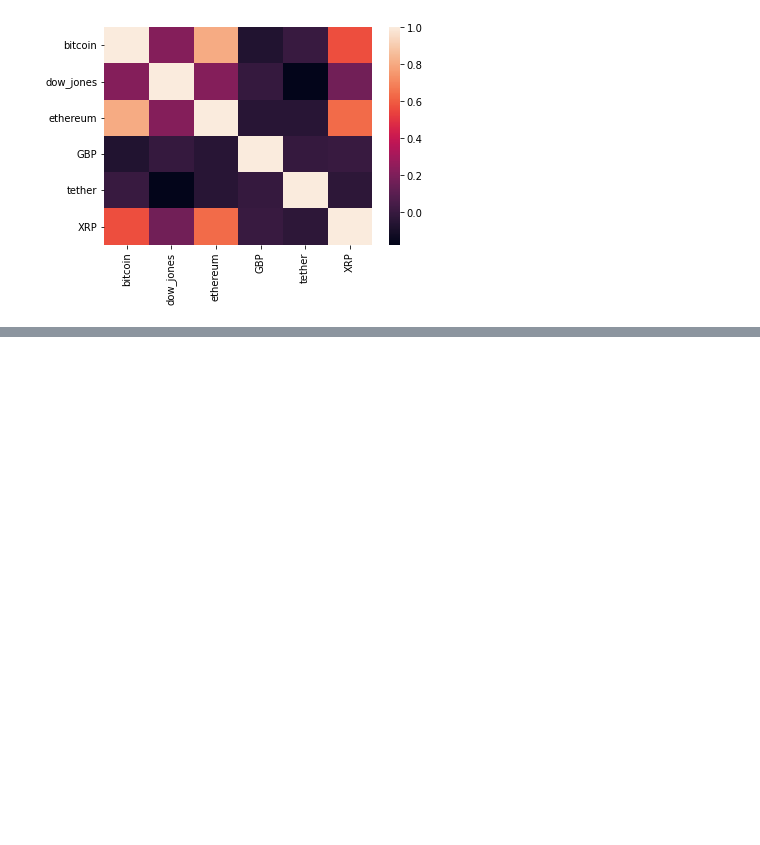
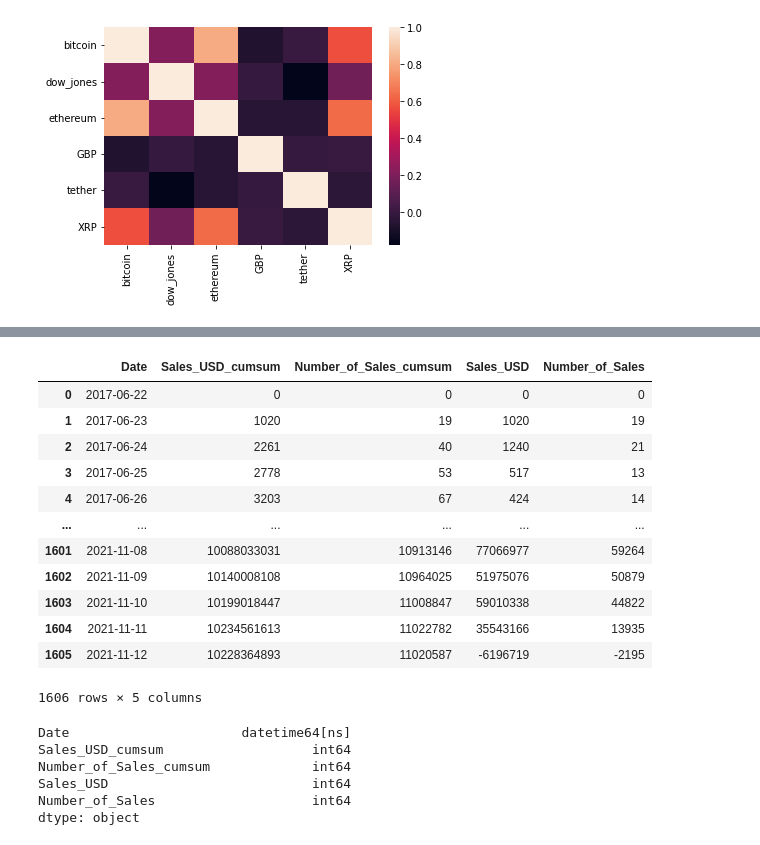
Before and after one commit to fatima-mj/Group-5-CFG, a Jupyter notebook: Group 5 Project - yahoo Finance.ipynb, the cells around one changed output, grey strips where cells are left out. Drawn from its saved outputs; the diff is of its cells as text; code cells hidden in the pictures; blank space fills up the shorter version.

```diff
--- a/Group 5 Project - yahoo Finance.ipynb
+++ b/Group 5 Project - yahoo Finance.ipynb
@@ -368,0 +419,27 @@ https://corporatefinanceinstitute.com/resources/knowledge/finance/covariance/
+# %%
+df = df.drop('Unnamed: 0', axis=1)
+df
+# %% [output]
+|  | Date | Sales_USD_cumsum | Number_of_Sales_cumsum | Sales_USD | Number_of_Sales |
+| 0 | 2017-06-22 | 0 | 0 | 0 | 0 |
+| 1 | 2017-06-23 | 1020 | 19 | 1020 | 19 |
+| 2 | 2017-06-24 | 2261 | 40 | 1240 | 21 |
+| 3 | 2017-06-25 | 2778 | 53 | 517 | 13 |
+| 4 | 2017-06-26 | 3203 | 67 | 424 | 14 |
+| ... | ... | ... | ... | ... | ... |
+| 1601 | 2021-11-08 | 10088033031 | 10913146 | 77066977 | 59264 |
+| 1602 | 2021-11-09 | 10140008108 | 10964025 | 51975076 | 50879 |
+| 1603 | 2021-11-10 | 10199018447 | 11008847 | 59010338 | 44822 |
+| 1604 | 2021-11-11 | 10234561613 | 11022782 | 35543166 | 13935 |
+| 1605 | 2021-11-12 | 10228364893 | 11020587 | -6196719 | -2195 |
+1606 rows × 5 columns
+# %%
+df['Date'] = pd.to_datetime(df['Date'], format = '%Y-%m-%d')
+df.dtypes
+# %% [output]
+Date                      datetime64[ns]
+Sales_USD_cumsum                   int64
+Number_of_Sales_cumsum             int64
+Sales_USD                          int64
+Number_of_Sales                    int64
+dtype: object
```
Also changed, not shown: parts of 14 cells of this notebook.
